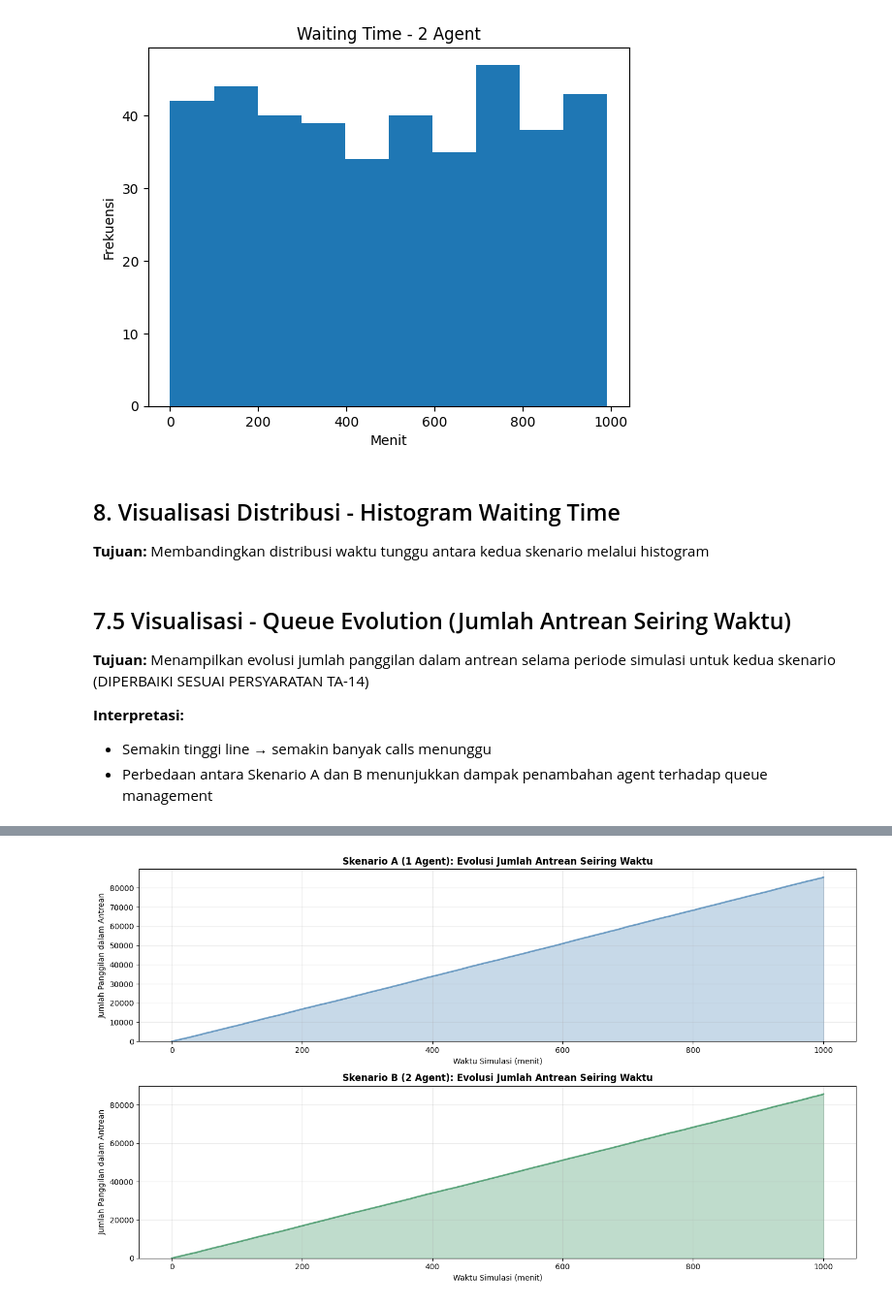
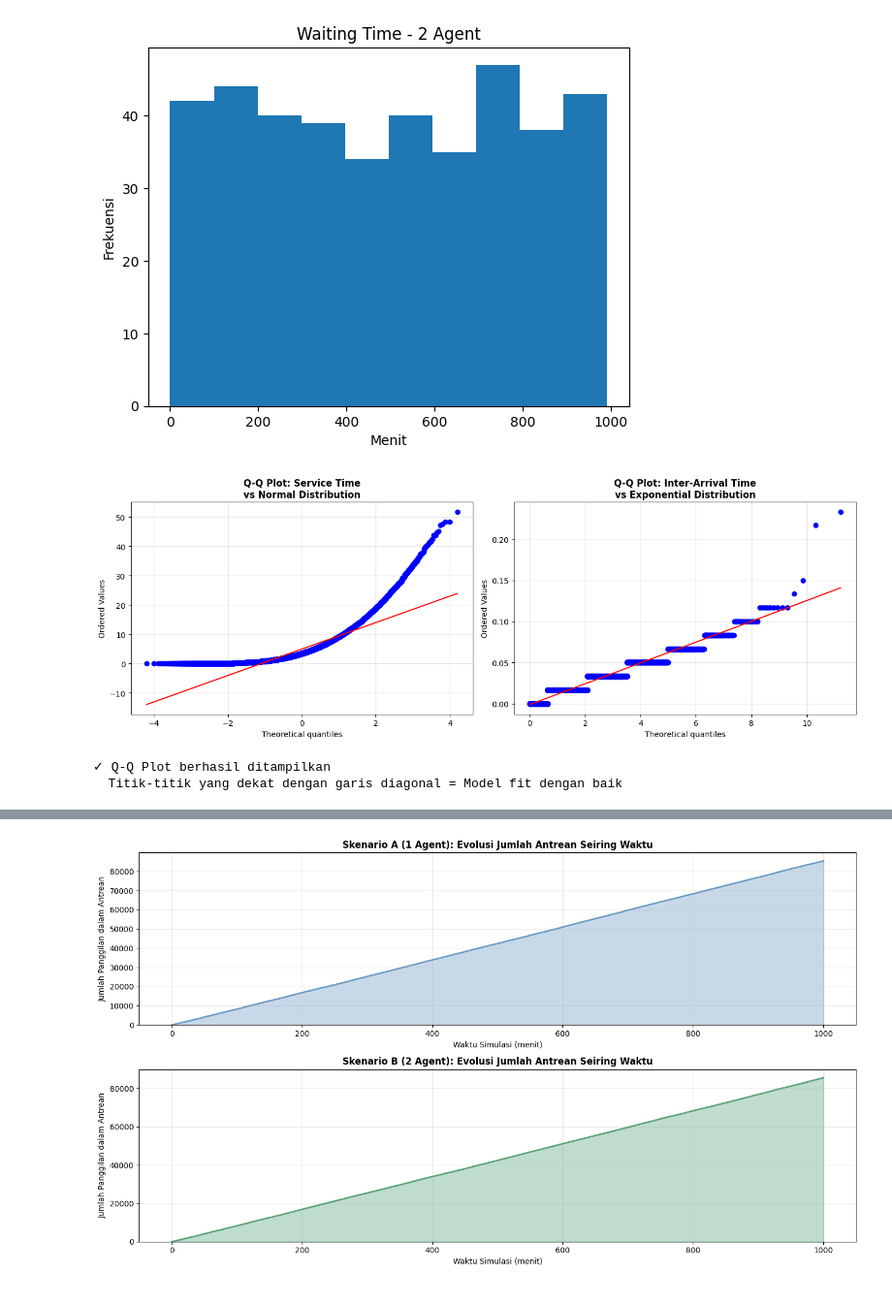
Before and after one commit to RAFLYBOSENG/Simulasi-Call-Centre-dengan-SimPy, a Jupyter notebook: machine2.ipynb, the cells around one changed output, grey strips where cells are left out. Shown at 97% size. Cells and saved outputs as stored; diff of their text form; code cells hidden in the pictures.

```diff
--- a/machine2.ipynb
+++ b/machine2.ipynb
@@ -225,15 +230,34 @@ plt.show()
 # %% [output]
 [figure]
 [figure]
-# %% [markdown]
-## 8. Visualisasi Distribusi - Histogram Waiting Time
-
-**Tujuan:** Membandingkan distribusi waktu tunggu antara kedua skenario melalui histogram
-# %% [markdown]
-## 7.5 Visualisasi - Queue Evolution (Jumlah Antrean Seiring Waktu)
-
-**Tujuan:** Menampilkan evolusi jumlah panggilan dalam antrean selama periode simulasi untuk kedua skenario (DIPERBAIKI SESUAI PERSYARATAN TA-14)
-
-**Interpretasi:**
-- Semakin tinggi line → semakin banyak calls menunggu
-- Perbedaan antara Skenario A dan B menunjukkan dampak penambahan agent terhadap queue management
+# %%
+from scipy import stats
+from scipy.stats import norm, expon
+import numpy as np
+
+# Definisikan array yang diperlukan untuk Q-Q Plot
+service_times_array = np.array(service_times)
+inter_arrivals_array = np.array(inter_arrivals)
+
+fig, axes = plt.subplots(1, 2, figsize=(14, 5))
+
+# Q-Q Plot untuk Service Time
+stats.probplot(service_times_array, dist="norm", plot=axes[0])
+axes[0].set_title('Q-Q Plot: Service Time\nvs Normal Distribution', fontsize=12, fontweight='bold')
+axes[0].grid(True, alpha=0.3)
+
+# Q-Q Plot untuk Inter-Arrival Time
+# Untuk exponential, kita gunakan log transformation
+stats.probplot(inter_arrivals_array, dist="expon", plot=axes[1])
+axes[1].set_title('Q-Q Plot: Inter-Arrival Time\nvs Exponential Distribution', fontsize=12, fontweight='bold')
+axes[1].grid(True, alpha=0.3)
+
+plt.tight_layout()
+plt.show()
+
+print("✓ Q-Q Plot berhasil ditampilkan")
+print("  Titik-titik yang dekat dengan garis diagonal = Model fit dengan baik")
+# %% [output]
+[figure, added]
+✓ Q-Q Plot berhasil ditampilkan
+  Titik-titik yang dekat dengan garis diagonal = Model fit dengan baik
```
Also changed, not shown: parts of 29 cells of this notebook.
